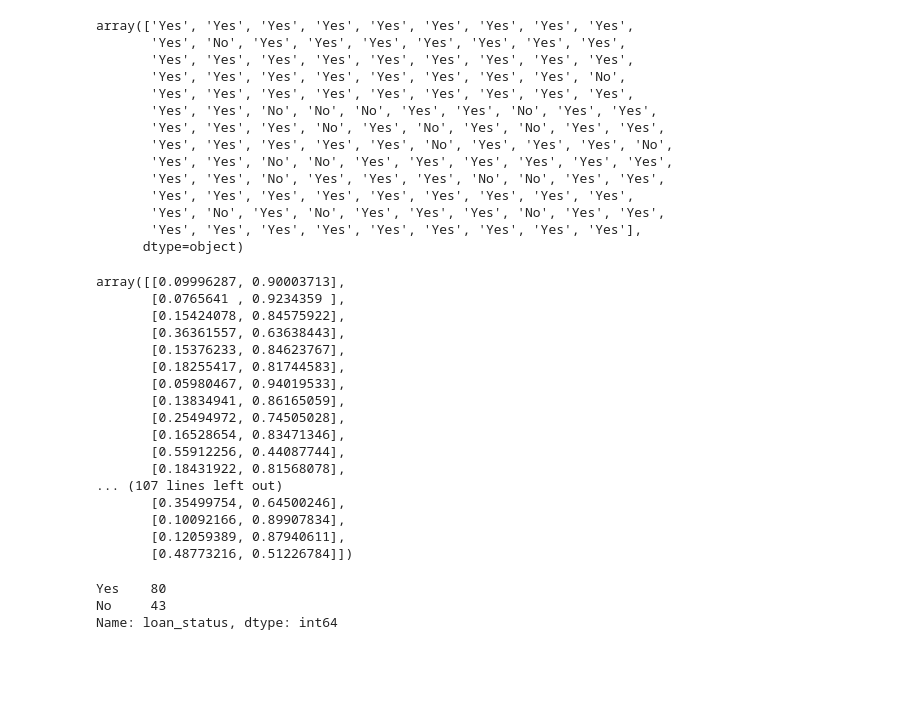
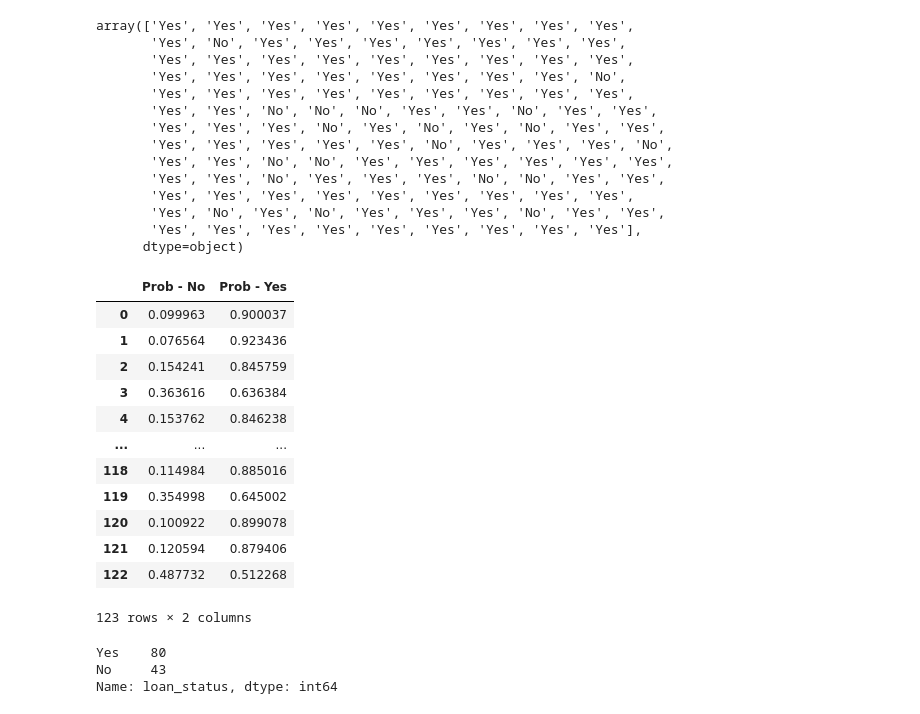
Before and after one commit to dooinn/week6-miniproject-loan, a Jupyter notebook: loan.ipynb, the cells around one changed output. Cells and saved outputs as stored; diff of their text form; code cells hidden in the pictures; blank space fills up the shorter version.

```diff
--- a/loan.ipynb
+++ b/loan.ipynb
@@ -744,26 +753,24 @@ array(['Yes', 'Yes', 'Yes', 'Yes', 'Yes', 'Yes', 'Yes', 'Yes', 'Yes',
       dtype=object)
 # %%
 #Check the proba of predictions: the model does not seem overfitted
+
 predictions_ = classification.predict_proba(X_test)
-predictions_
+predictions_df = pd.DataFrame(data=predictions_, columns=['Prob - No', 'Prob - Yes'])
+predictions_df
 # %% [output]
+|  | Prob - No | Prob - Yes |
+| 0 | 0.099963 | 0.900037 |
+| 1 | 0.076564 | 0.923436 |
+| 2 | 0.154241 | 0.845759 |
+| 3 | 0.363616 | 0.636384 |
+| 4 | 0.153762 | 0.846238 |
+| ... | ... | ... |
+| 118 | 0.114984 | 0.885016 |
+| 119 | 0.354998 | 0.645002 |
+| 120 | 0.100922 | 0.899078 |
+| 121 | 0.120594 | 0.879406 |
+| 122 | 0.487732 | 0.512268 |
-array([[0.09996287, 0.90003713],
-       [0.0765641 , 0.9234359 ],
-       [0.15424078, 0.84575922],
-       [0.36361557, 0.63638443],
-       [0.15376233, 0.84623767],
-       [0.18255417, 0.81744583],
-       [0.05980467, 0.94019533],
-       [0.13834941, 0.86165059],
-       [0.25494972, 0.74505028],
-       [0.16528654, 0.83471346],
-       [0.55912256, 0.44087744],
-       [0.18431922, 0.81568078],
-... (107 lines left out)
-       [0.35499754, 0.64500246],
-       [0.10092166, 0.89907834],
-       [0.12059389, 0.87940611],
-       [0.48773216, 0.51226784]])
+123 rows × 2 columns
 # %%
 # check the degree of imbalance in test samples (see definition of imbalanced data: https://developers.google.com/machine-learning/data-prep/construct/sampling-splitting/imbalanced-data#:~:text=A%20classification%20data%20set%20with,smaller%20proportion%20are%20minority%20classes.)
 y_test.value_counts()
```
Also changed, not shown: parts of 7 cells of this notebook.
